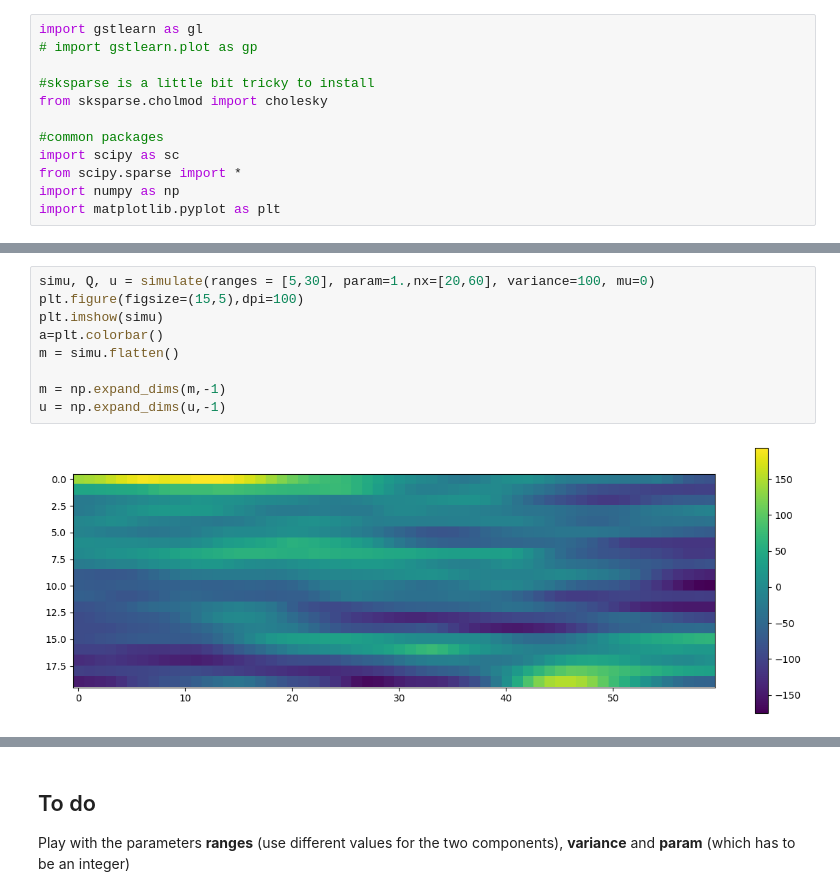
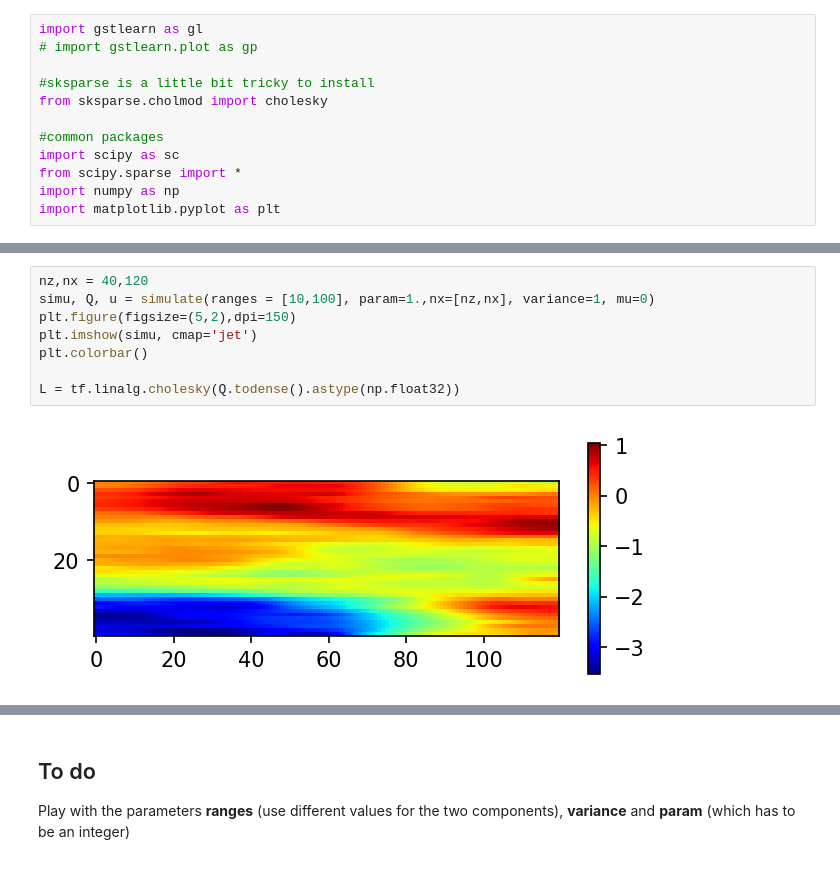
Before and after one commit to medicinely/fwi, a Jupyter notebook: prior/GaussianPrior.ipynb, the cells around one changed output, grey strips where cells are left out. Cells and saved outputs as stored; diff of their text form.

```diff
--- a/prior/GaussianPrior.ipynb
+++ b/prior/GaussianPrior.ipynb
@@ -89,11 +71,10 @@ Q[ind,:][:,ind]
 # %%
-simu, Q, u = simulate(ranges = [5,30], param=1.,nx=[20,60], variance=100, mu=0)
-plt.figure(figsize=(15,5),dpi=100)
-plt.imshow(simu)
-a=plt.colorbar()
-m = simu.flatten()
+nz,nx = 40,120
+simu, Q, u = simulate(ranges = [10,100], param=1.,nx=[nz,nx], variance=1, mu=0)
+plt.figure(figsize=(5,2),dpi=150)
+plt.imshow(simu, cmap='jet')
+plt.colorbar()
 
-m = np.expand_dims(m,-1)
-u = np.expand_dims(u,-1)
+L = tf.linalg.cholesky(Q.todense().astype(np.float32))
 # %% [output]
-[figure, old version]
+[figure, new version]
```
Also changed, not shown: parts of 13 cells of this notebook, 2 other files.
